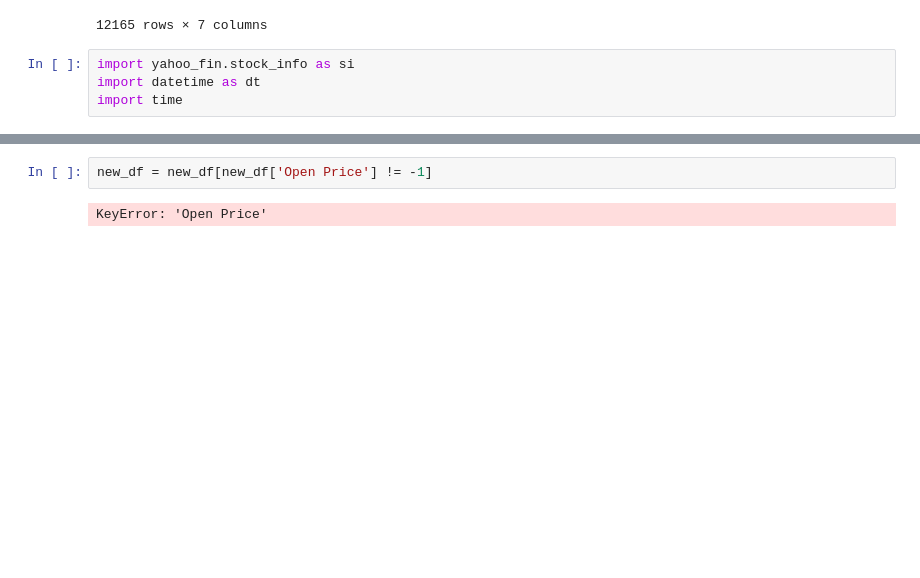
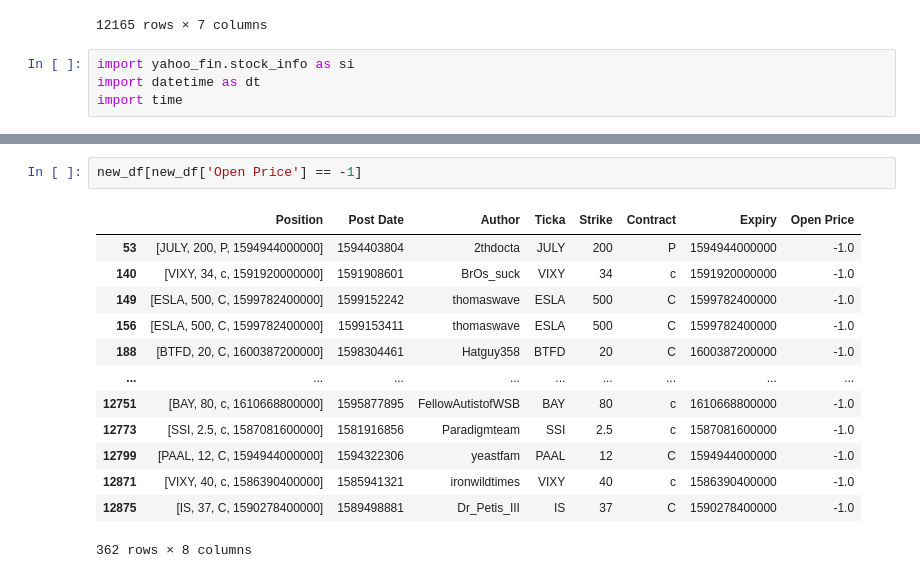
Before and after one commit to realjacoblinder/wsbanalysis, a Jupyter notebook: Phase 4 again.ipynb, the cells around one changed output, grey strips where cells are left out. Drawn from its saved outputs; the diff is of its cells as text; blank space fills up the shorter version.

```diff
--- a/Phase 4 again.ipynb
+++ b/Phase 4 again.ipynb
@@ -198,7 +202,19 @@ NameError: name 'JSONDecodeError' is not defined
 # %%
-new_df = new_df[new_df['Open Price'] != -1]
+new_df[new_df['Open Price'] == -1]
 # %% [output]
+|  | Position | Post Date | Author | Ticka | Strike | Contract | Expiry | Open Price |
+| 53 | [JULY, 200, P, 1594944000000] | 1594403804 | 2thdocta | JULY | 200 | P | 1594944000000 | -1.0 |
+| 140 | [VIXY, 34, c, 1591920000000] | 1591908601 | BrOs_suck | VIXY | 34 | c | 1591920000000 | -1.0 |
+| 149 | [ESLA, 500, C, 1599782400000] | 1599152242 | thomaswave | ESLA | 500 | C | 1599782400000 | -1.0 |
+| 156 | [ESLA, 500, C, 1599782400000] | 1599153411 | thomaswave | ESLA | 500 | C | 1599782400000 | -1.0 |
+| 188 | [BTFD, 20, C, 1600387200000] | 1598304461 | Hatguy358 | BTFD | 20 | C | 1600387200000 | -1.0 |
+| ... | ... | ... | ... | ... | ... | ... | ... | ... |
+| 12751 | [BAY, 80, c, 1610668800000] | 1595877895 | FellowAutistofWSB | BAY | 80 | c | 1610668800000 | -1.0 |
+| 12773 | [SSI, 2.5, c, 1587081600000] | 1581916856 | Paradigmteam | SSI | 2.5 | c | 1587081600000 | -1.0 |
+| 12799 | [PAAL, 12, C, 1594944000000] | 1594322306 | yeastfam | PAAL | 12 | C | 1594944000000 | -1.0 |
+| 12871 | [VIXY, 40, c, 1586390400000] | 1585941321 | ironwildtimes | VIXY | 40 | c | 1586390400000 | -1.0 |
+| 12875 | [IS, 37, C, 1590278400000] | 1589498881 | Dr_Petis_III | IS | 37 | C | 1590278400000 | -1.0 |
-KeyError: 'Open Price'
+362 rows × 8 columns
 # %%
 new_df
 # %% [output]
```
Also changed, not shown: parts of 9 cells of this notebook, 3 other files.
